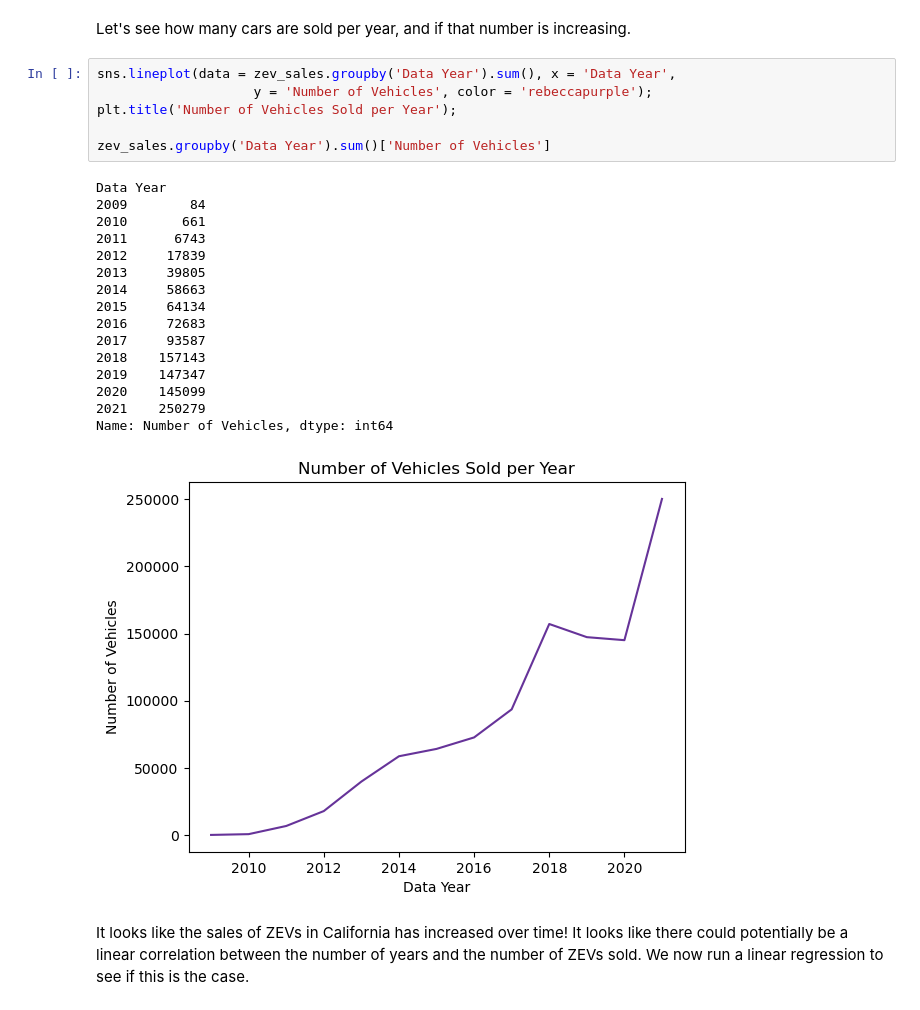
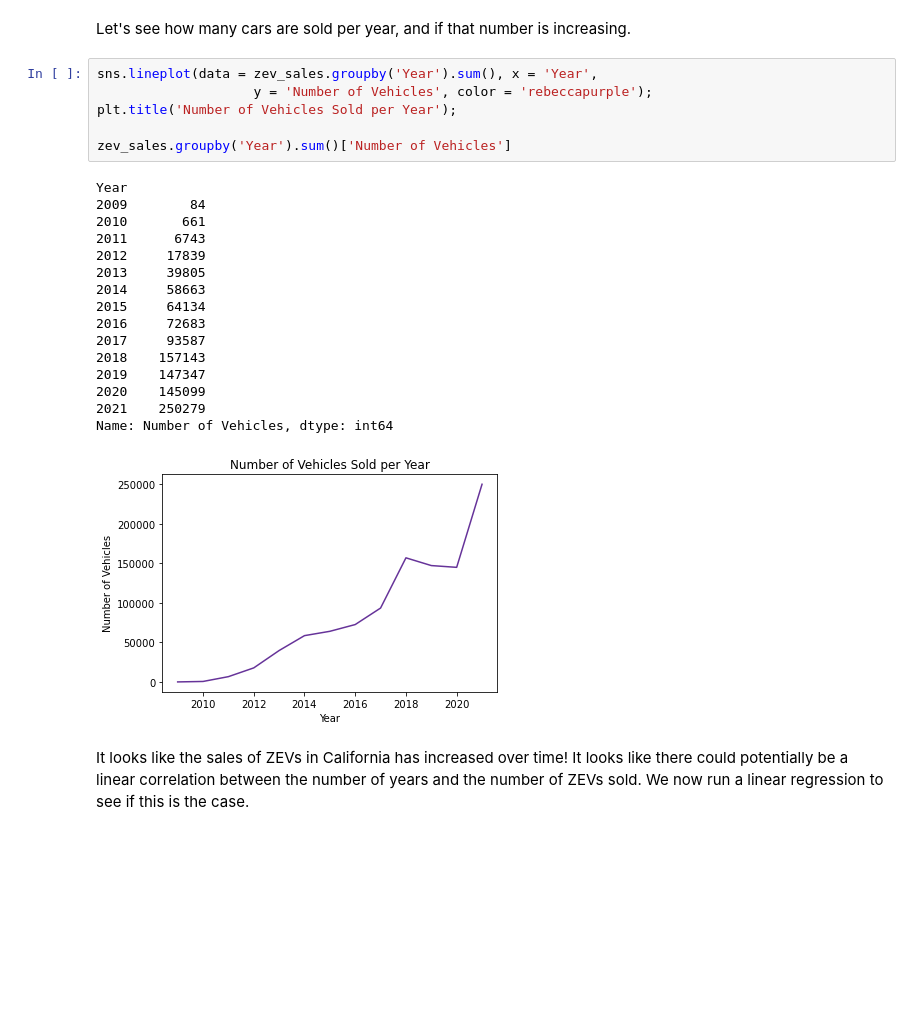
Before and after one commit to nliu880/EV-Sales-in-California, a Jupyter notebook: EDACheckpointGroup_Sp23_Weston_Nicole_Adi_Sophia_Katie.ipynb, the cells around one changed output. Saved outputs shown, nothing was run; the diff lists cells and outputs as text; blank space fills up the shorter version.

```diff
--- a/EDACheckpointGroup_Sp23_Weston_Nicole_Adi_Sophia_Katie.ipynb
+++ b/EDACheckpointGroup_Sp23_Weston_Nicole_Adi_Sophia_Katie.ipynb
@@ -386,28 +520,28 @@ Carry out EDA on your dataset(s); Describe in this section
 # %% [markdown]
 Let's see how many cars are sold per year, and if that number is increasing.
 # %%
-sns.lineplot(data = zev_sales.groupby('Data Year').sum(), x = 'Data Year',
+sns.lineplot(data = zev_sales.groupby('Year').sum(), x = 'Year',
                     y = 'Number of Vehicles', color = 'rebeccapurple');
 plt.title('Number of Vehicles Sold per Year');
 
-zev_sales.groupby('Data Year').sum()['Number of Vehicles']
+zev_sales.groupby('Year').sum()['Number of Vehicles']
 # %% [output]
-Data Year
+Year
 2009        84
 2010       661
 2011      6743
 2012     17839
 2013     39805
 2014     58663
 2015     64134
 2016     72683
 2017     93587
 2018    157143
 2019    147347
 2020    145099
 2021    250279
 Name: Number of Vehicles, dtype: int64
-[figure, old version]
+[figure, new version]
 # %% [markdown]
 It looks like the sales of ZEVs in California has increased over time! It looks like there could potentially be a linear correlation between the number of years and the number of ZEVs sold. We now run a linear regression to see if this is the case.
 # %%
```
Also changed, not shown: parts of 36 cells of this notebook.
